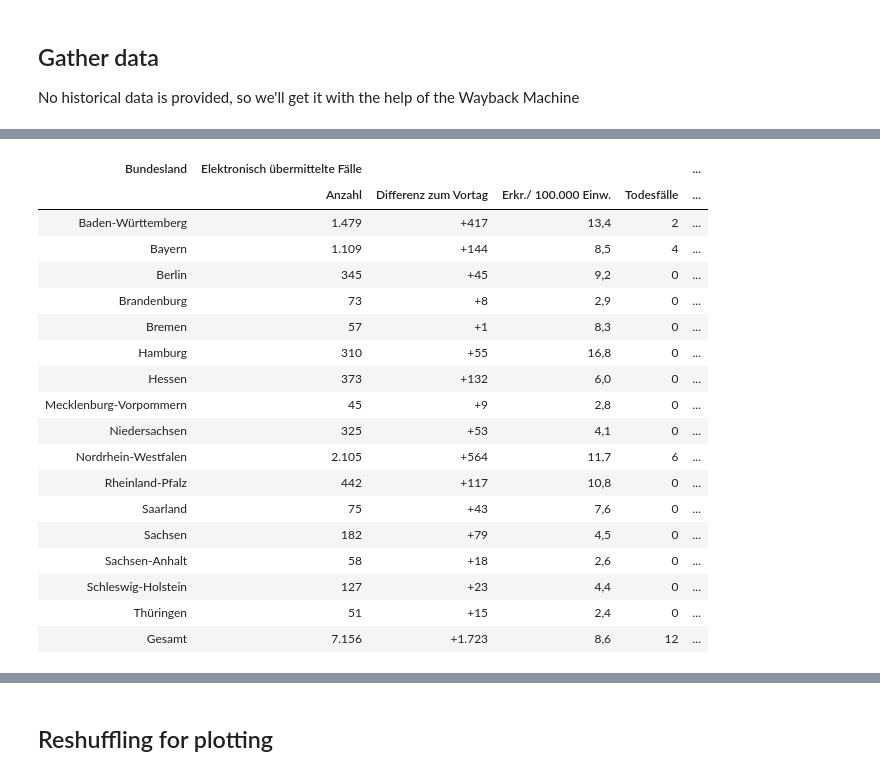
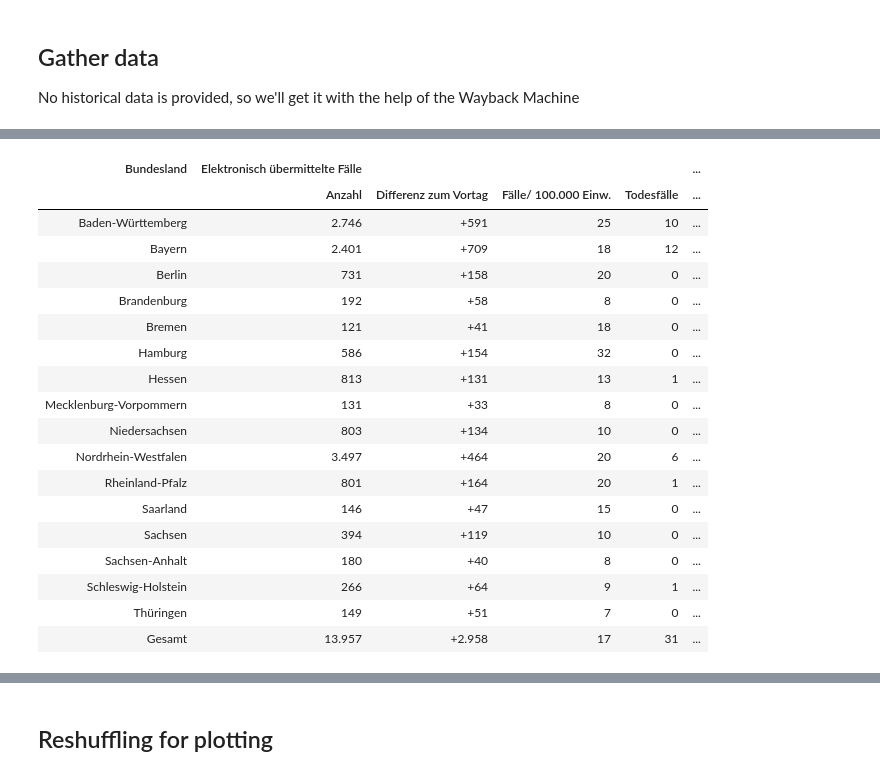
Before and after one commit to whitebearded/covid19-timeseries-germany-by-state, a Jupyter notebook: corona_by_german_state.ipynb, the cells around one changed output, grey strips where cells are left out. Saved outputs shown, nothing was run; the diff lists cells and outputs as text; code cells hidden in the pictures.

```diff
--- a/corona_by_german_state.ipynb
+++ b/corona_by_german_state.ipynb
@@ -74,27 +72,27 @@ for url in urls:
 
     # display(HTML(element.outerHtml()))
 # %%
-display(HTML(tables['2020-03-17'].outerHtml()))
+display(HTML(tables['2020-03-20'].outerHtml()))
 # %% [output]
 | Bundesland | Elektronisch übermittelte Fälle |  |  |  | ... |
-|  | An­zahl | Dif­fe­renz zum Vor­tag | Erkr./ 100.000 Einw. | Todes­fälle | ... |
-| Baden-Württemberg | 1.479 | +417 | 13,4 | 2 | ... |
-| Bayern | 1.109 | +144 | 8,5 | 4 | ... |
-| Berlin | 345 | +45 | 9,2 | 0 | ... |
-| Brandenburg | 73 | +8 | 2,9 | 0 | ... |
-| Bremen | 57 | +1 | 8,3 | 0 | ... |
-| Hamburg | 310 | +55 | 16,8 | 0 | ... |
-| Hessen | 373 | +132 | 6,0 | 0 | ... |
-| Mecklenburg-Vorpommern | 45 | +9 | 2,8 | 0 | ... |
-| Niedersachsen | 325 | +53 | 4,1 | 0 | ... |
-| Nordrhein-Westfalen | 2.105 | +564 | 11,7 | 6 | ... |
-| Rheinland-Pfalz | 442 | +117 | 10,8 | 0 | ... |
-| Saarland | 75 | +43 | 7,6 | 0 | ... |
-| Sachsen | 182 | +79 | 4,5 | 0 | ... |
-| Sachsen-Anhalt | 58 | +18 | 2,6 | 0 | ... |
-| Schleswig-Holstein | 127 | +23 | 4,4 | 0 | ... |
-| Thüringen | 51 | +15 | 2,4 | 0 | ... |
-| Gesamt | 7.156 | +1.723 | 8,6 | 12 | ... |
+|  | An­zahl | Dif­fe­renz zum Vor­tag | Fälle/ 100.000 Einw. | Todes­fälle | ... |
+| Baden-Württemberg | 2.746 | +591 | 25 | 10 | ... |
+| Bayern | 2.401 | +709 | 18 | 12 | ... |
+| Berlin | 731 | +158 | 20 | 0 | ... |
+| Brandenburg | 192 | +58 | 8 | 0 | ... |
+| Bremen | 121 | +41 | 18 | 0 | ... |
+| Hamburg | 586 | +154 | 32 | 0 | ... |
+| Hessen | 813 | +131 | 13 | 1 | ... |
+| Mecklenburg-Vorpommern | 131 | +33 | 8 | 0 | ... |
+| Niedersachsen | 803 | +134 | 10 | 0 | ... |
+| Nordrhein-Westfalen | 3.497 | +464 | 20 | 6 | ... |
+| Rheinland-Pfalz | 801 | +164 | 20 | 1 | ... |
+| Saarland | 146 | +47 | 15 | 0 | ... |
+| Sachsen | 394 | +119 | 10 | 0 | ... |
+| Sachsen-Anhalt | 180 | +40 | 8 | 0 | ... |
+| Schleswig-Holstein | 266 | +64 | 9 | 1 | ... |
+| Thüringen | 149 | +51 | 7 | 0 | ... |
+| Gesamt | 13.957 | +2.958 | 17 | 31 | ... |
 # %%
 # Normalize the different table visualizations and get them into a single DF
 # Unfortunately the RKI does not stick to a single table format but keeps changing it every few days
```
Also changed, not shown: parts of 10 cells of this notebook, 4 other files.
